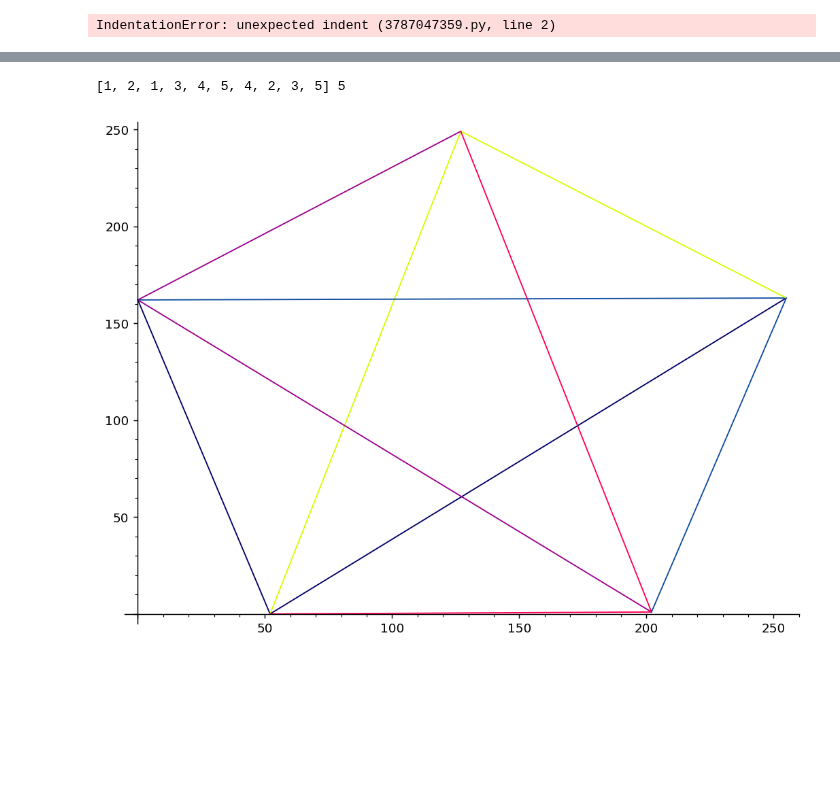
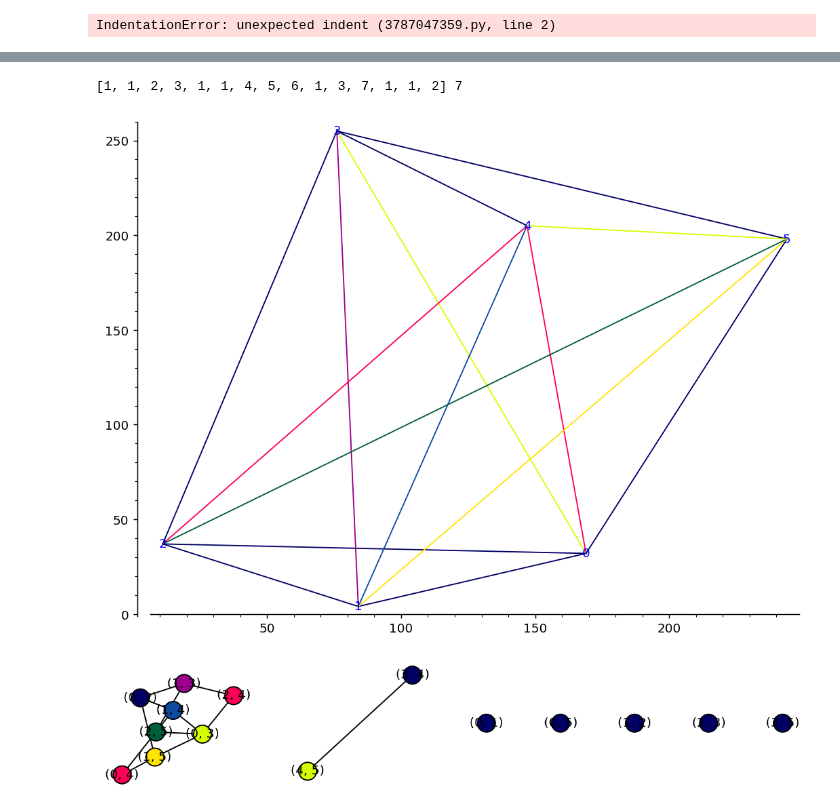
Before and after one commit to moeru1/geometric-colorings, a Jupyter notebook: Untitled.ipynb, the cells around one changed output, grey strips where cells are left out. Saved outputs shown, nothing was run; the diff lists cells and outputs as text; code cells hidden in the pictures; blank space fills up the shorter version.

```diff
--- a/Untitled.ipynb
+++ b/Untitled.ipynb
@@ -540,13 +539,15 @@ def draw_points(p_set, coloring):
     for i in range(1, len(line_arr)):
         draw += line_arr[i]
 
+    for i in range(n):
+        draw += text(str(i), p_set[i])
     return draw
 
 
-def draw_coloring(p_set, coloring):
-    n = len(p_set)
+def draw_coloring(G, coloring):
+    n = len(G.vertices())
     E = [(a,b) for a in range(n) for b in range(a+1, n)]
-    G = D(p_set, E)
+    #G = A(p_set, E)
     color_map = defaultdict(list)
     i = 0
     for p in G.vertices():
@@ -573,16 +574,18 @@ draw_coloring(points_set[k], coloring5_D[k]).plot()
 # %%
 #criterio Epp
 
-n = 5
+n = 6
 points_set = read_otypes(n)
 graph_list_Epp = map_A(n, points_set, Epp)
 #write_otypes_A(n, graph_list_Epp, prefix="epp_otypes")
-h_Epp, coloring6_Epp = read_colorings("Harmonious-coloring/results/epp_otypes05.out")
+h_Epp, coloring6_Epp = read_colorings("Harmonious-coloring/results/epp_otypes0{0}.out".format(n))
 # %%
-k = 0
+k = 1
 p = draw_points(points_set[k], coloring6_Epp[k])
 print(coloring6_Epp[k], h_Epp[k])
 p.show(figsize=[8,6],dpi=133)
+draw_coloring(graph_list_Epp[k], coloring6_Epp[k]).plot(figsize=[8,6], dpi=133)
 # %% [output]
-[1, 2, 1, 3, 4, 5, 4, 2, 3, 5] 5
+[1, 1, 2, 3, 1, 1, 4, 5, 6, 1, 3, 7, 1, 1, 2] 7
-[figure, old version]
+[figure, new version]
+[figure, added]
```
Also changed, not shown: parts of 7 cells of this notebook.
